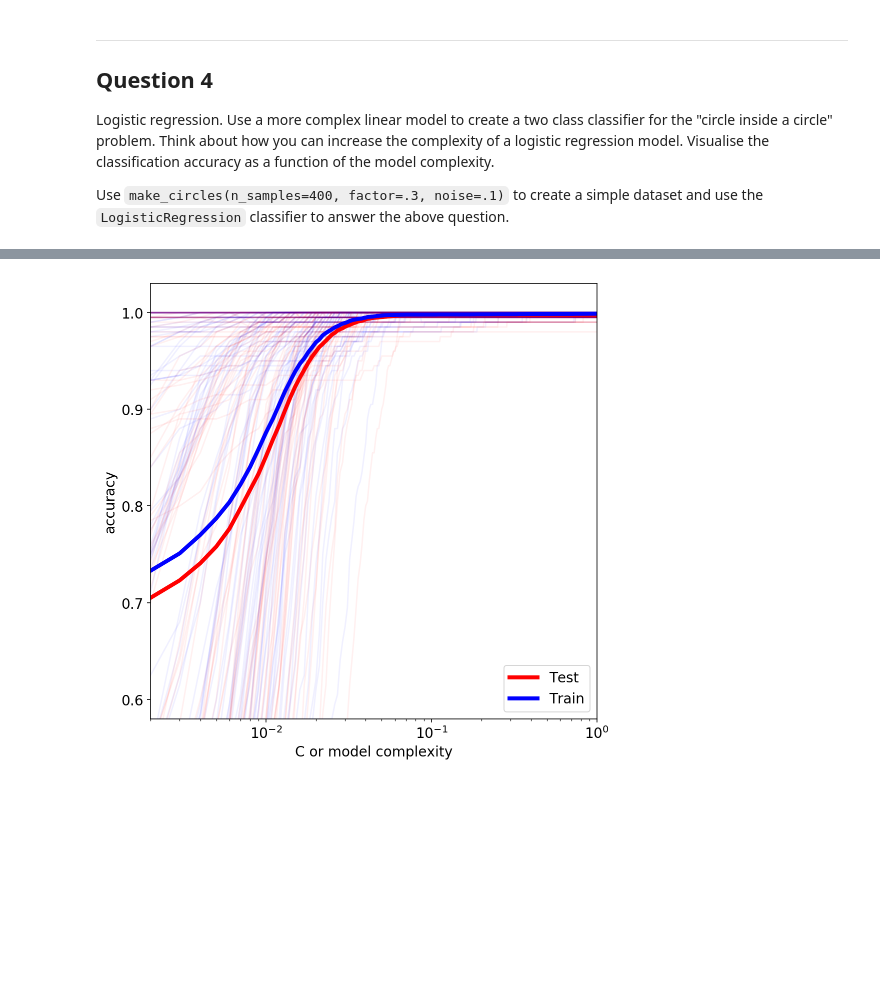
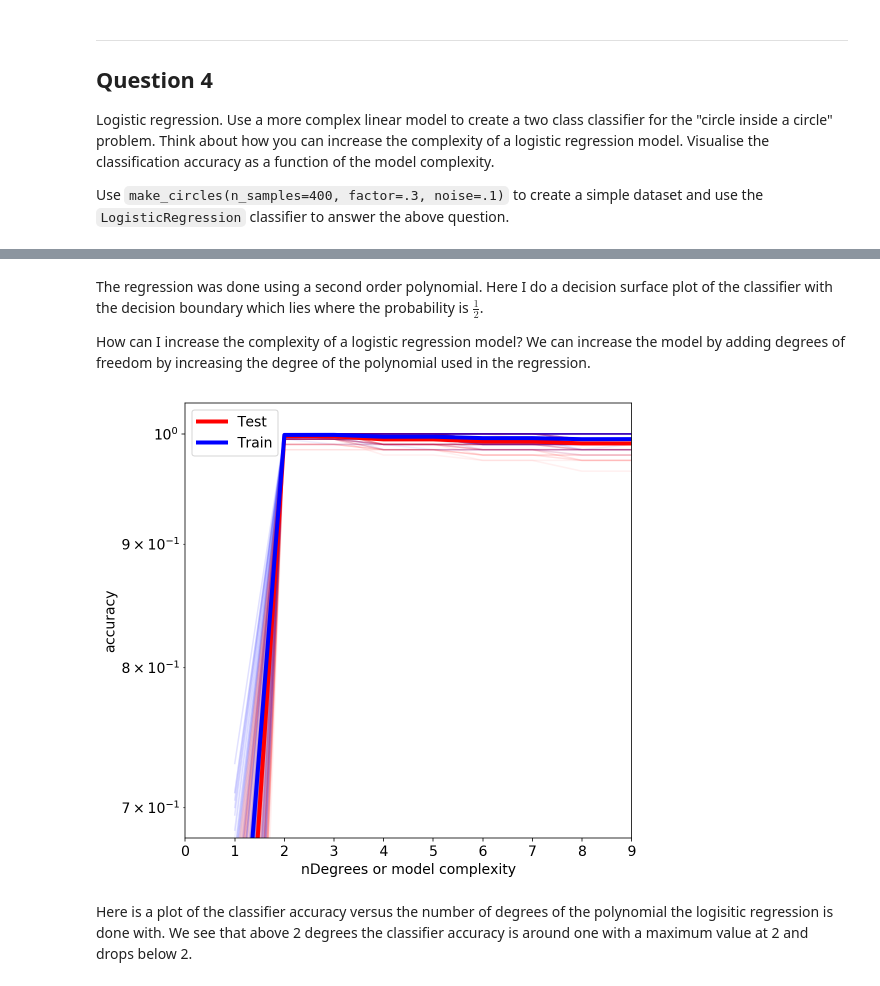
Before and after one commit to marinang/advanced-comp-2017, a Jupyter notebook: Exercise1.ipynb, the cells around one changed output, grey strips where cells are left out. Saved outputs shown, nothing was run; the diff lists cells and outputs as text; code cells hidden in the pictures; blank space fills up the shorter version.

```diff
--- a/Exercise1.ipynb
+++ b/Exercise1.ipynb
@@ -412,7 +382,7 @@ We see that the boundary computed before is placed in the region where $p(X \,|
 # %% [markdown]
 I'm now creating new datasets with increasingly larger amounts of noise (increase the cluster_std argument) and ploting the decision boundary for each case:
 # %%
-plt.rcParams["figure.figsize"] = (14, 20)
+plt.rcParams["figure.figsize"] = (12, 14)
 f, axarr = plt.subplots(3, 2)
 i = [0,0,1,1,2,2]
 j = [0,1,0,1,0,1]
@@ -431,4 +401,5 @@ for n in [2,3,4,6,9,12]:
     plot_decision_boundary(LR,X,axarr[i[a], j[a]])
     axarr[i[a], j[a]].set_title('cluster_std = {0}'.format(n))
     a+= 1
+f.tight_layout()
 # %% [output]
@@ -442,9 +413,10 @@ beta0 = []
 beta1 = []
 beta2 = []
 
-plt.rcParams["figure.figsize"] = (14, 8)
+plt.rcParams["figure.figsize"] = (12, 8)
 f, axarr = plt.subplots(2, 2)
 
+Alpha=1
 for n in range(20):
     X, y = make_two_blobs(random_state=42+n)
     labels = ['b', 'r']
@@ -455,9 +427,10 @@ for n in range(20):
     beta0.append(LR.intercept_[0])
     beta1.append(LR.coef_[0,0])
     beta2.append(LR.coef_[0,1])
-    plot_decision_boundary(LR,X,axarr[0,0])
+    plot_decision_boundary(LR,X,axarr[0,0],Alpha)
     axarr[0,0].set_xlabel("Feature 1")
     axarr[0,0].set_ylabel("Feature 2")
+    Alpha += -0.025
 
 axarr[0,1].plot(beta0,'b-')
 axarr[0,1].set_ylabel("beta0")
@@ -465,4 +438,5 @@ axarr[1,0].plot(beta1,'b-')
 axarr[1,0].set_ylabel("beta1")
 axarr[1,1].plot(beta2,'b-')
 axarr[1,1].set_ylabel("beta2")
+f.tight_layout()
 # %% [output]
@@ -558,35 +496,40 @@ Here I do a decision surface plot of the classifier with the decision boundary a
+# %% [markdown]
+The regression was done using a second order polynomial. Here I do a decision surface plot of the classifier with the decision boundary which lies where the probability is $\frac{1}{2}$.
+
+How can I increase the complexity of a logistic regression model? We can increase the model by adding degrees of freedom by increasing the degree of the polynomial used in the regression.
 # %%
-# Plots of the classifier efficiency as the function of C
+# Plots of the classifier efficiency as the function of the degree of hte polynomial
 
 accuracies_test = []
 accuracies_train = []
-Cs = np.arange(1, 0.001, -0.001)
+Ds = np.arange(1, 10, 1)
 
 for n in range(100):
     X, y =make_circles(n_samples=400, factor=.3, noise=.1, random_state=24+n)
     y = np.take(labels, (y < 0.5))
-    X = poly.fit_transform(X)
     X_train,X_test, y_train,y_test = train_test_split(X, y, train_size=0.5)
     train_scores = []
     test_scores = []
-    for c in Cs:
-        LR = LogisticRegression(C=c)
-        LR.fit(X_train, y_train)
-        train_scores.append(LR.score(X_train, y_train))
-        test_scores.append(LR.score(X_test, y_test))
+    for d in Ds:
+        pipeline = Pipeline([("polynomial_features", PolynomialFeatures(degree=d)),
+                         ("logistic_regression", LogisticRegression())])
+        pipeline.fit(X_train,y_train)
+        train_scores.append(pipeline.score(X_train, y_train))
+        test_scores.append(pipeline.score(X_test, y_test))
 
     accuracies_test.append(test_scores)
     accuracies_train.append(train_scores)
+    plt.semilogy(Ds, train_scores, c='b', alpha=0.06)
+    plt.semilogy(Ds, test_scores, c='r', alpha=0.06)
 
-    plt.semilogx(Cs, train_scores, c='b', alpha=0.06)
-    plt.semilogx(Cs, test_scores, c='r', alpha=0.06)
-
-plt.semilogx(Cs, np.array(accuracies_test).mean(axis=0), label='Test', c='r', lw=4)
-plt.semilogx(Cs, np.array(accuracies_train).mean(axis=0), label='Train', c='b', lw=4)
-plt.xlabel('C or model complexity')
+plt.semilogy(Ds, np.array(accuracies_test).mean(axis=0), label='Test', c='r', lw=4)
+plt.semilogy(Ds, np.array(accuracies_train).mean(axis=0), label='Train', c='b', lw=4)
+plt.xlabel('nDegrees or model complexity')
 plt.ylabel('accuracy')
 plt.legend(loc='best')
-plt.xlim((0, max(Cs)))
-plt.ylim((0.58, 1.03));
+plt.xlim((0, max(Ds)))
+plt.ylim((0.68, 1.03));
 # %% [output]
-[figure, old version]
+[figure, new version]
+# %% [markdown]
+Here is a plot of the classifier accuracy versus the number of degrees of the polynomial the logisitic regression is done with. We see that above 2 degrees the classifier accuracy is around one with a maximum value at 2 and drops below 2.
```
Also changed, not shown: parts of 12 cells of this notebook, 1 other file.
